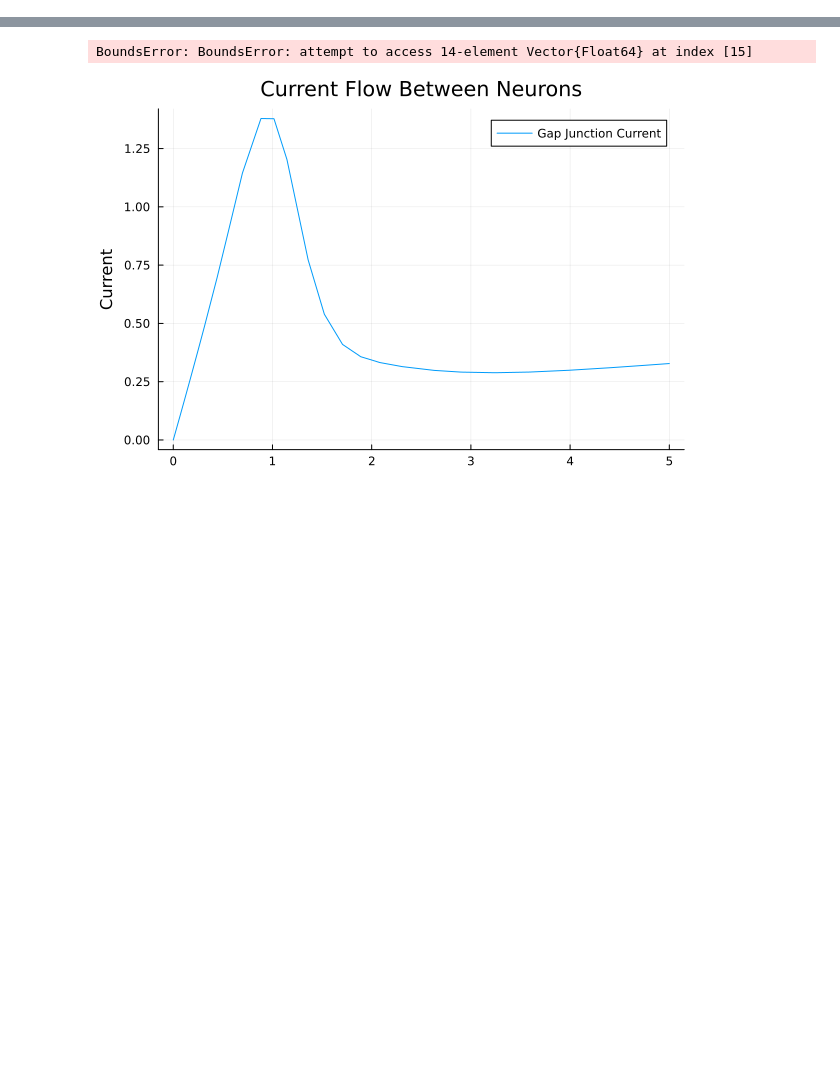
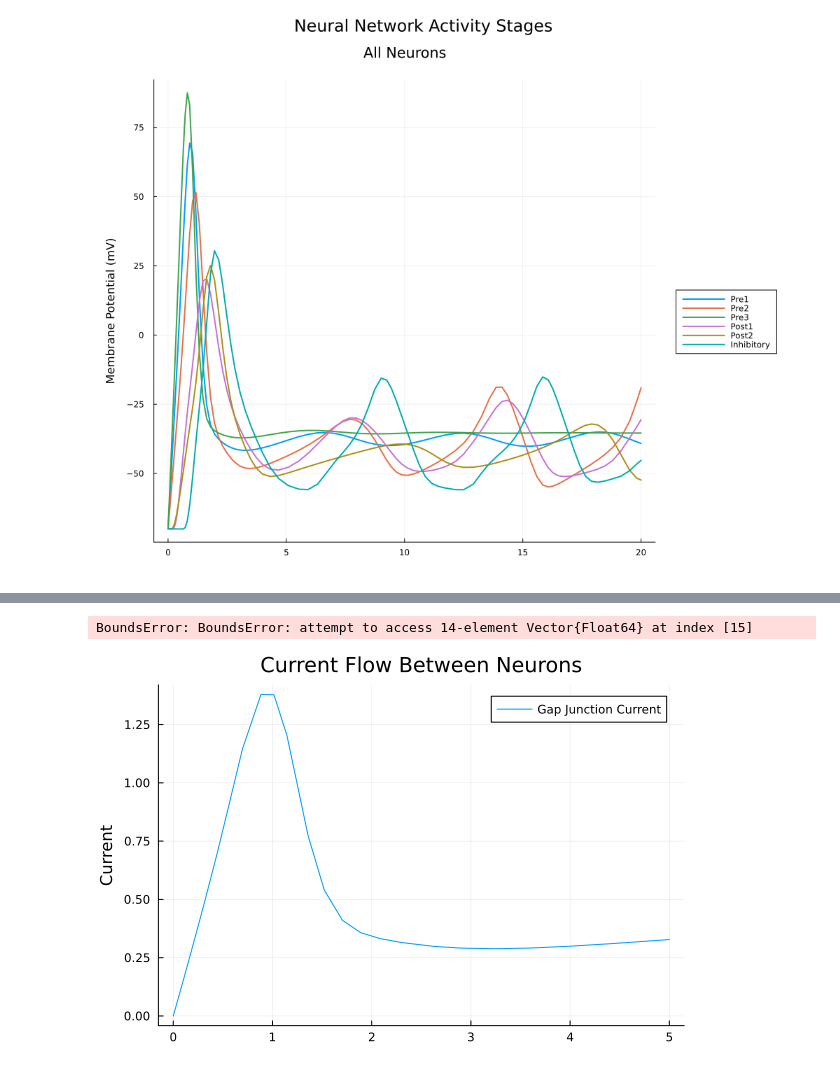
Before and after one commit to elouans/neuronbuilder, a Jupyter notebook: notebook.ipynb, the cells around one changed output, grey strips where cells are left out. Cells and saved outputs as stored; diff of their text form; code cells hidden in the pictures; blank space fills up the shorter version.

```diff
--- a/notebook.ipynb
+++ b/notebook.ipynb
@@ -323,3 +453,43 @@ ErrorException: cannot assign a value to imported variable Main.t
+# %%
+pre1_v = [sol[coupled.neuron_pre_1.v][i] for i in 1:length(sol.t)]
+pre2_v = [sol[coupled.neuron_pre_2.v][i] for i in 1:length(sol.t)]
+pre3_v = [sol[coupled.neuron_pre_3.v][i] for i in 1:length(sol.t)]
+post1_v = [sol[coupled.neuron_post_1.v][i] for i in 1:length(sol.t)]
+post2_v = [sol[coupled.neuron_post_2.v][i] for i in 1:length(sol.t)]
+inhib_v = [sol[coupled.neuron_inhibiter.v][i] for i in 1:length(sol.t)]
+
+# Create plots
+p1 = plot(sol.t, [pre1_v pre2_v pre3_v],
+     label=["Pre1" "Pre2" "Pre3"],
+     title="Pre-synaptic Neurons",
+     ylabel="Membrane Potential (mV)",
+     linewidth=2)
+
+p2 = plot(sol.t, [post1_v post2_v],
+     label=["Post1" "Post2"],
+     title="Post-synaptic Neurons",
+     ylabel="Membrane Potential (mV)",
+     linewidth=2)
+
+p3 = plot(sol.t, inhib_v,
+     label="Inhibitory Neuron",
+     title="Inhibitory Neuron",
+     ylabel="Membrane Potential (mV)",
+     linewidth=2)
+
+p4 = plot(sol.t, [pre1_v pre2_v pre3_v post1_v post2_v inhib_v],
+     label=["Pre1" "Pre2" "Pre3" "Post1" "Post2" "Inhibitory"],
+     title="All Neurons",
+     ylabel="Membrane Potential (mV)",
+     linewidth=2)
+
+# Arrange in a layout
+plot(p4, size=(1000, 800),
+     legend=:outerright,
+     plot_title="Neural Network Activity Stages",
+     margin=5Plots.mm)
+# %% [output]
+[figure, added]
 # %%
 # Extract data
 pre1_v = [state[1] for state in sol.u]
```
Also changed, not shown: parts of 5 cells of this notebook.
